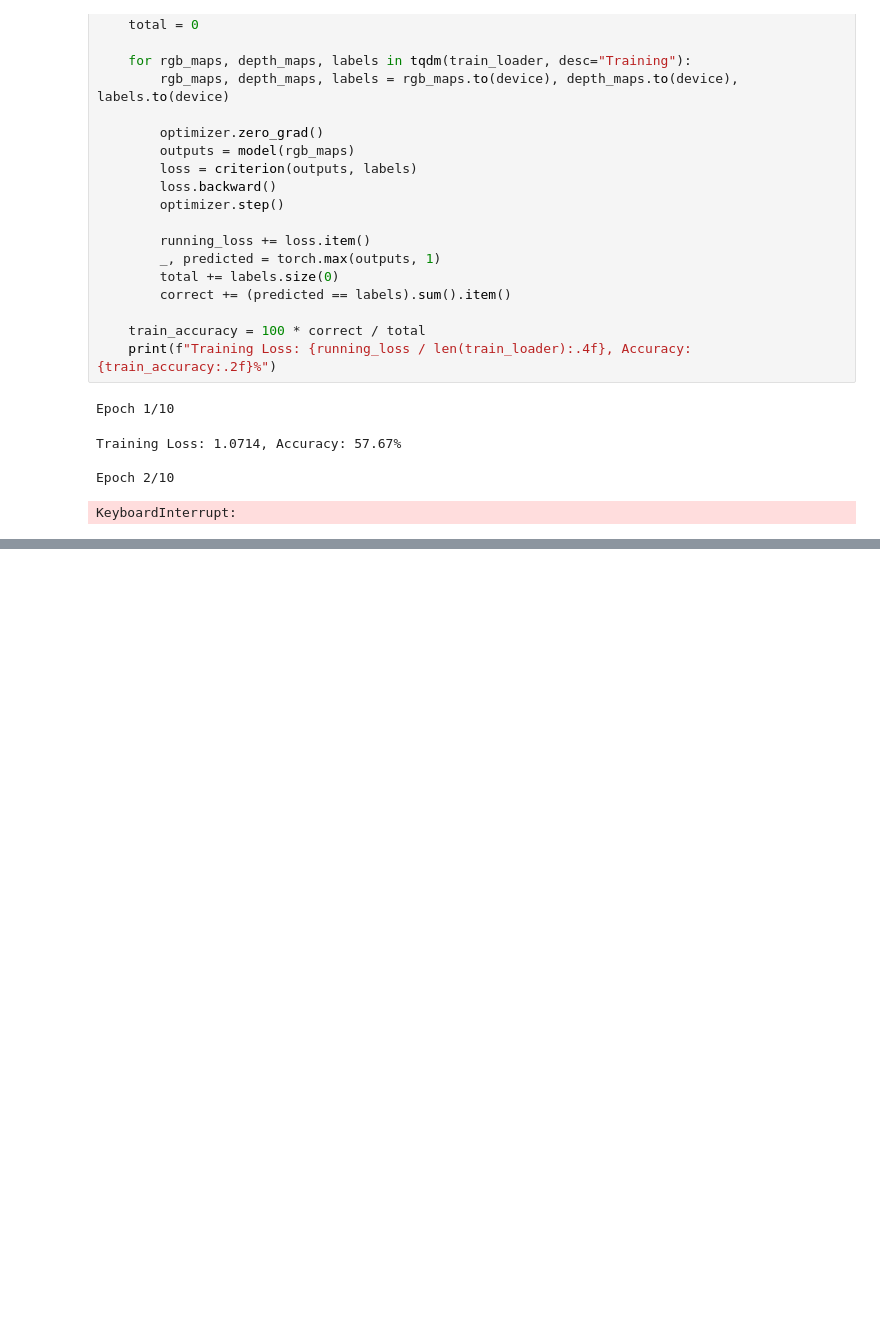
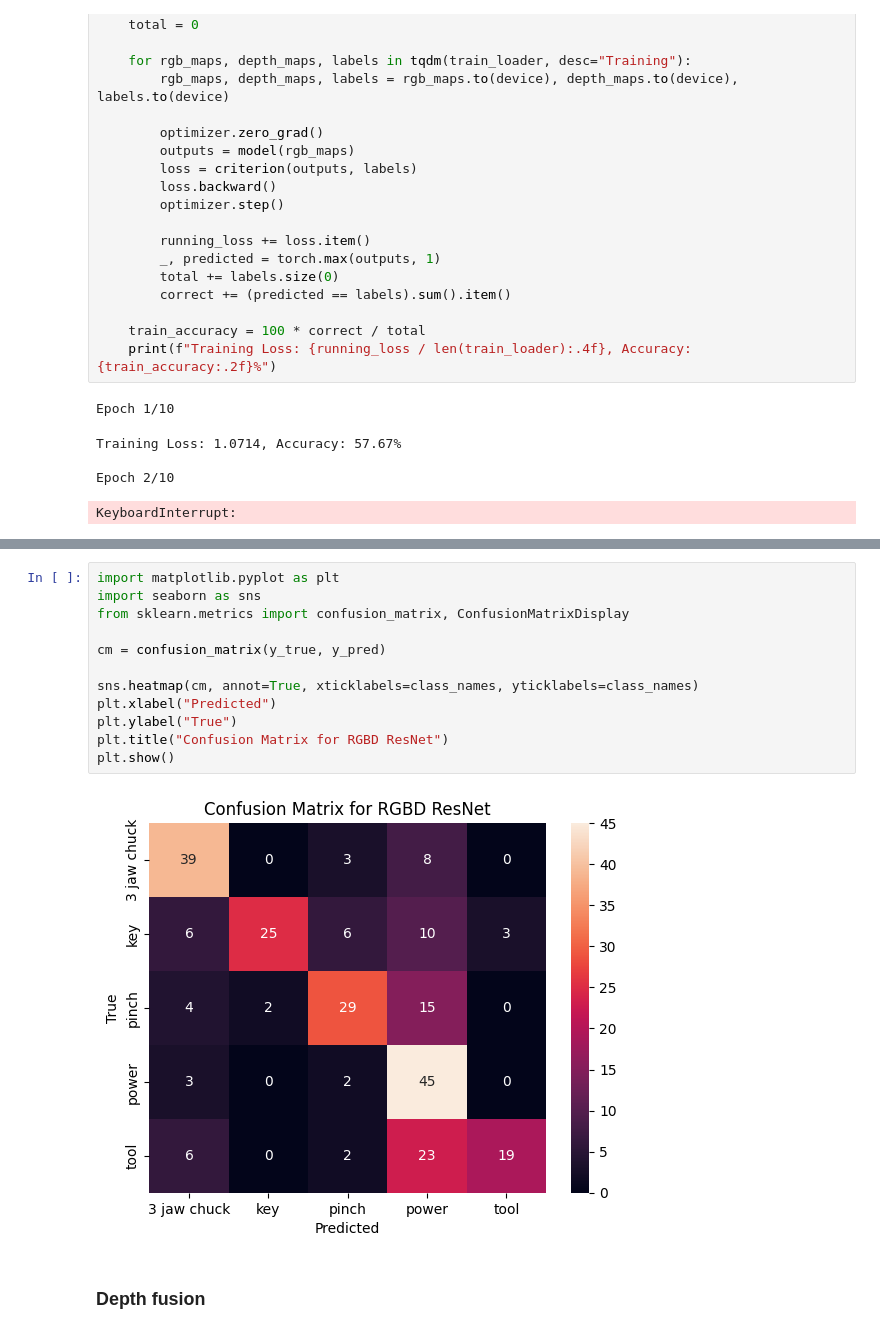
Before and after one commit to wish2023/Dexterous-manipulation-via-vision, a Jupyter notebook: visualise.ipynb, the cells around one changed output, grey strips where cells are left out. Saved outputs shown, nothing was run; the diff lists cells and outputs as text; blank space fills up the shorter version.

```diff
--- a/visualise.ipynb
+++ b/visualise.ipynb
@@ -418,0 +571,16 @@ KeyboardInterrupt:
+# %%
+import matplotlib.pyplot as plt
+import seaborn as sns
+from sklearn.metrics import confusion_matrix, ConfusionMatrixDisplay
+
+cm = confusion_matrix(y_true, y_pred)
+
+sns.heatmap(cm, annot=True, xticklabels=class_names, yticklabels=class_names)
+plt.xlabel("Predicted")
+plt.ylabel("True")
+plt.title("Confusion Matrix for RGBD ResNet")
+plt.show()
+# %% [output]
+[figure, added]
+# %% [markdown]
+### Depth fusion
```
Also changed, not shown: parts of 13 cells of this notebook, 1 other file.
